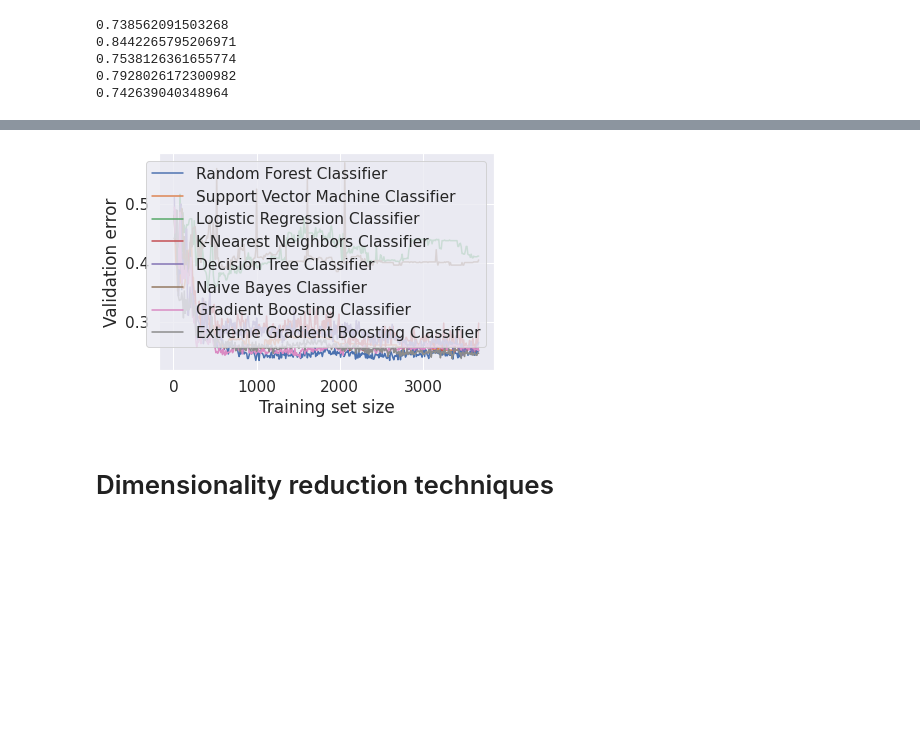
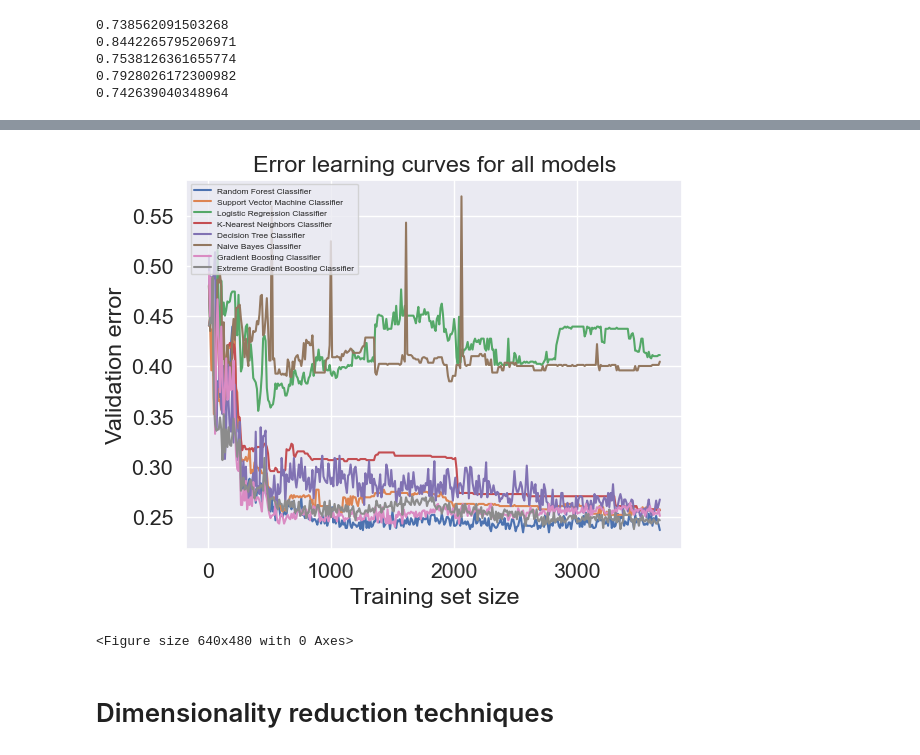
Before and after one commit to blanchemarion/project2_vote_pred, a Jupyter notebook: Code/Binary Classification.ipynb, the cells around one changed output, grey strips where cells are left out. Saved outputs shown, nothing was run; the diff lists cells and outputs as text; code cells hidden in the pictures; blank space fills up the shorter version.

```diff
--- a/Code/Binary Classification.ipynb
+++ b/Code/Binary Classification.ipynb
@@ -715,19 +710,22 @@ for size in sizes:
 # %%
 plt.plot(sizes, errors_clf_test, label = 'Random Forest Classifier')
 plt.plot(sizes, errors_svm_test, label = 'Support Vector Machine Classifier')
 plt.plot(sizes, errors_lr_test, label = 'Logistic Regression Classifier')
 plt.plot(sizes, errors_knn_test, label = 'K-Nearest Neighbors Classifier')
 plt.plot(sizes, errors_dt_test, label = 'Decision Tree Classifier')
 plt.plot(sizes, errors_nb_test, label = 'Naive Bayes Classifier')
 plt.plot(sizes, errors_gb_test, label = 'Gradient Boosting Classifier')
 plt.plot(sizes, errors_xgb_test, label = 'Extreme Gradient Boosting Classifier')
 
+plt.title('Error learning curves for all models')
 plt.xlabel('Training set size')
 plt.ylabel('Validation error')
-plt.legend()
+plt.legend(loc=2, prop={'size': 6})
 plt.show()
+plt.savefig('../Figures’/all_models.png')
 # %% [output]
-[figure, old version]
+[figure, new version]
+<Figure size 640x480 with 0 Axes>
 # %% [markdown]
 # Dimensionality reduction techniques
 # %% [markdown]
```
Also changed, not shown: parts of 49 cells of this notebook, 1 other file.
